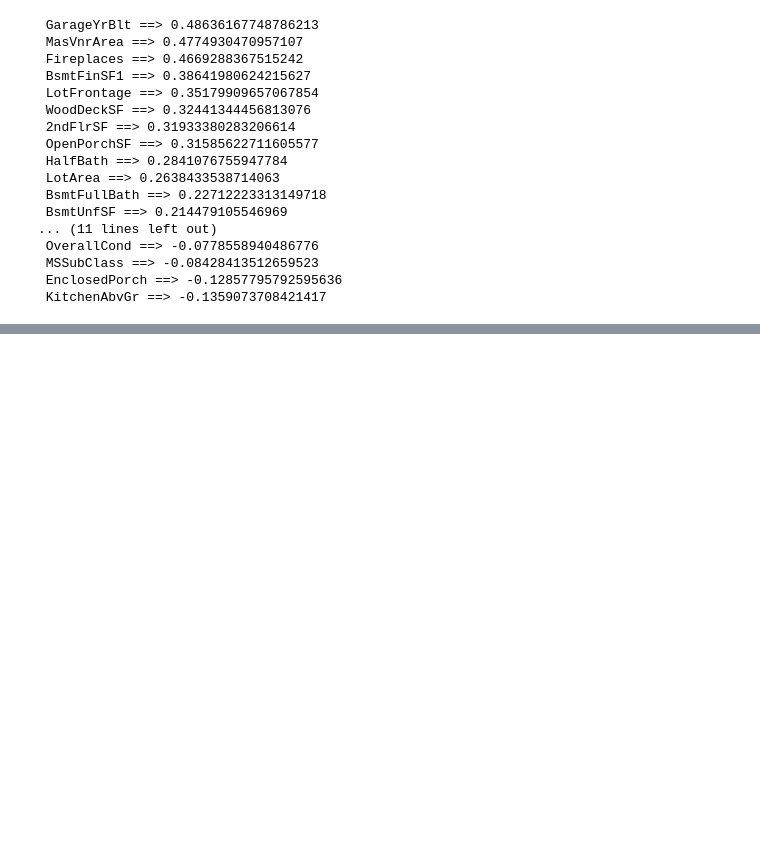
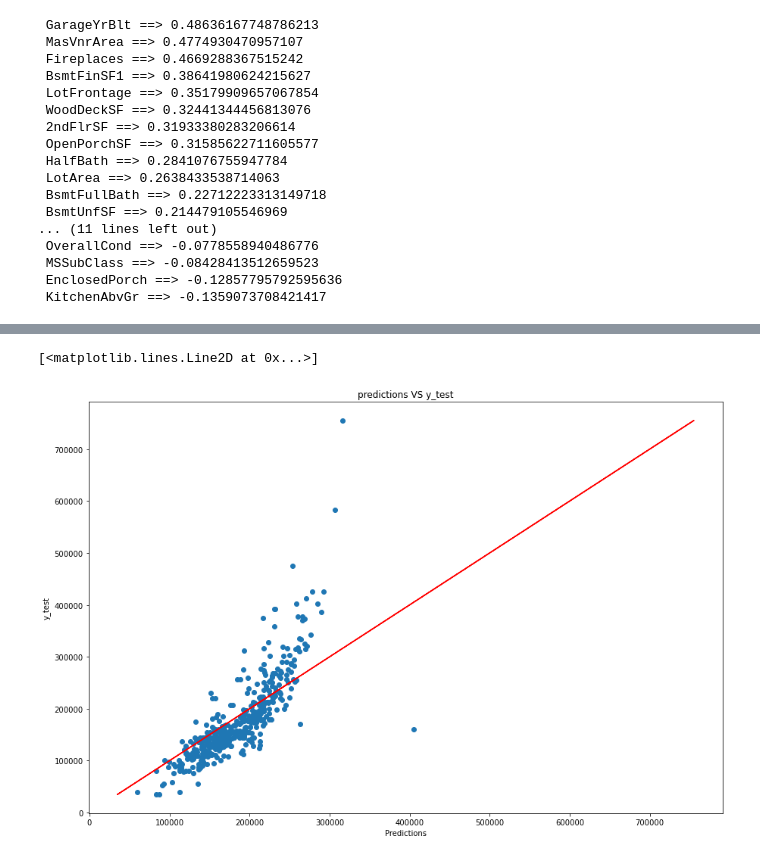
Before and after one commit to AdityaKumar-01/ML-notebooks, a Jupyter notebook: housePricePrediction/prediction with only numerical attributes .ipynb, the cells around one changed output, grey strips where cells are left out. Cells and saved outputs as stored; diff of their text form; code cells hidden in the pictures; blank space fills up the shorter version.

```diff
--- a/housePricePrediction/prediction with only numerical attributes .ipynb
+++ b/housePricePrediction/prediction with only numerical attributes .ipynb
@@ -198,0 +262,11 @@ print(later_model1.predict(single_house)[0][0])
+# %%
+predictions2  = model1.predict(X_test)
+plt.figure(figsize=(15,10))
+plt.title("predictions VS y_test")
+plt.xlabel("Predictions")
+plt.ylabel("y_test")
+plt.scatter(predictions2,y_test)
+plt.plot(y_test,y_test,'r')
+# %% [output]
+[<matplotlib.lines.Line2D at 0x...>]
+[figure, added]
```
Also changed, not shown: parts of 20 cells of this notebook, 3 other files.
